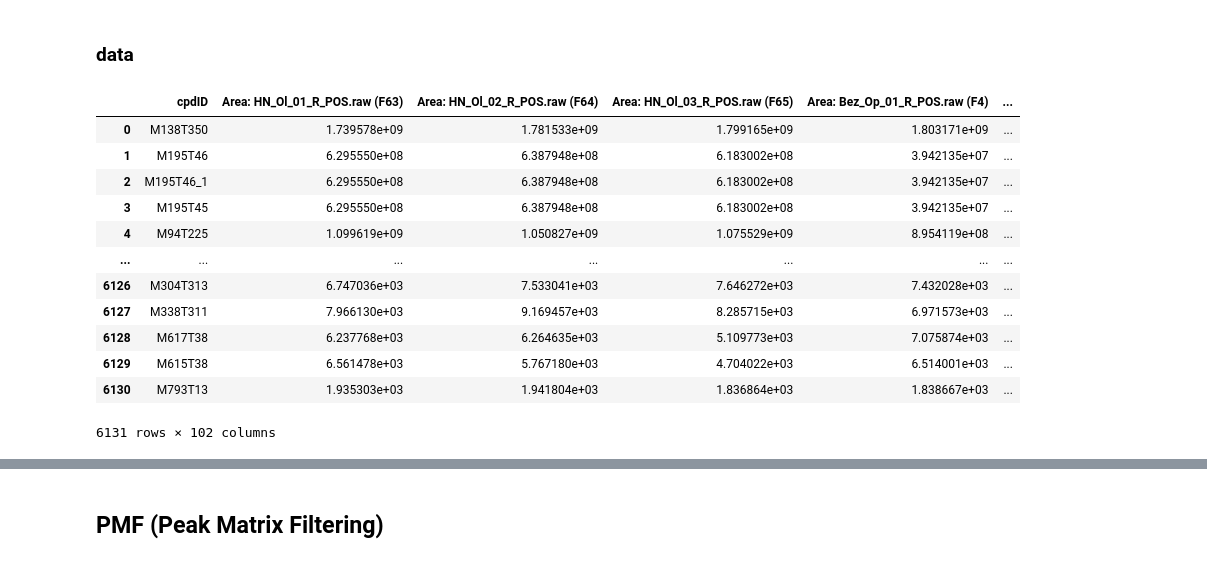
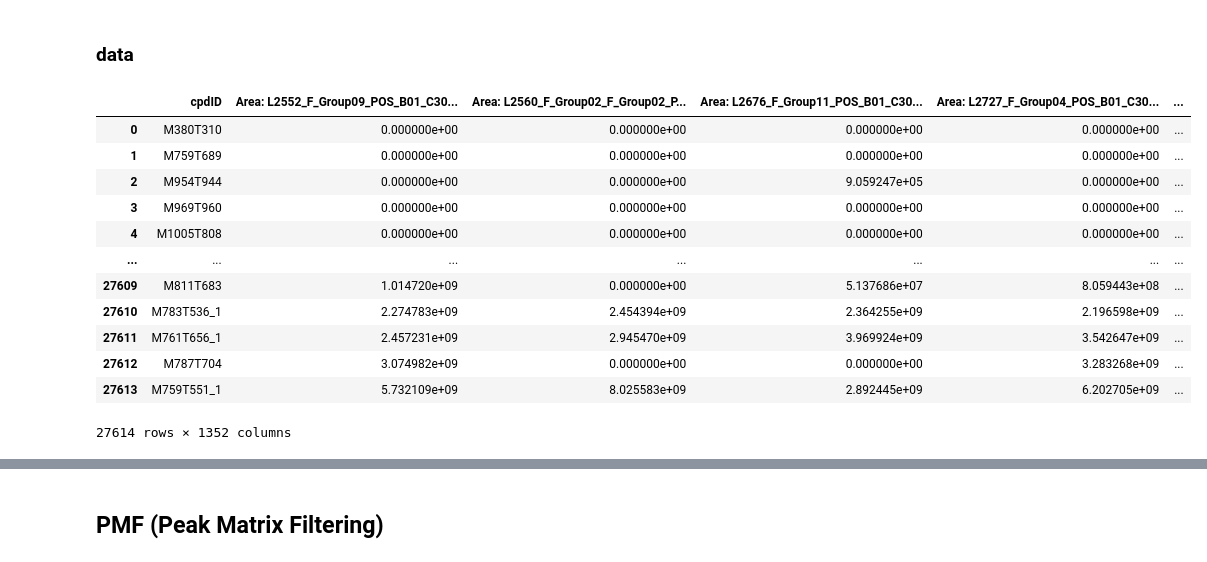
Before and after one commit to Najlaron/PySPRESSO, a Jupyter notebook: PMF-pipeline_version3.ipynb, the cells around one changed output, grey strips where cells are left out. Drawn from its saved outputs; the diff is of its cells as text; code cells hidden in the pictures.

```diff
--- a/PMF-pipeline_version3.ipynb
+++ b/PMF-pipeline_version3.ipynb
@@ -4,15 +4,15 @@
 ## INPUTS and OUTPUTS (SET BY USER)
 # %%
 # INPUTS
-input_file = 'Coffee_Beans_HILIC_POS_RAW_20240105.csv'
-input_batch_info_file = 'Coffee_Beans_HILIC_POS_RAW_20240105_InputFiles.csv'
+input_file = 'ENIGMA_BigStudy_LIPIDS_POS_RAW_20230327_AgeGroups_20231110.csv' #'Coffee_Beans_HILIC_POS_RAW_20240105.csv'
+input_batch_info_file = 'ENIGMA_BigStudy_LIPIDS_POS_RAW_20230327_AgeGroups_20231110_InputFiles.csv'#'Coffee_Beans_HILIC_POS_RAW_20240105_InputFiles.csv'
 
 # OUTPUTS
-output_file_prefix = 'Coffee_Beans_HILIC_POS'
-report_file_name = 'Coffee_Beans_HILIC_POS-report'
+output_file_prefix = 'ENIGMA_BigStudy_LIPIDS' #'Coffee_Beans_HILIC_POS'
+report_file_name = 'ENIGMA_BigStudy_LIPIDS-report.pdf' #'Coffee_Beans_HILIC_POS-report'
 
 # OUTPUT FOLDER
-main_folder = 'Coffee_analysis-POS'
+main_folder = 'ENIGMA_analysis' #'Coffee_analysis-POS'
 # %% [markdown]
 ## Creating folders
 # %%
@@ -151,33 +160,36 @@ variable_metadata
 # %% [markdown]
 ### data
 # %%
-data = data_df[['cpdID']]
-# Select columns with names starting with "Area:"
-area_columns = data_df.filter(regex=r'^Area:', axis=1) #for those starting with Area:, for those including Area anywhere, you can use like='Area:'
-data = data.join(data_df[area_columns.columns])
+def extract_data(data_df, prefix = 'Area:'):
+    data = data_df[['cpdID']]
+    # Select columns with names starting with "Area:"
+    area_columns = data_df.filter(regex=r'^' + prefix, axis=1) #for those starting with Area:, for those including Area anywhere, you can use like='Area:'
+    data = data.join(data_df[area_columns.columns])
 
-# Fill NaN values with zero (NaN values are problem when plotted, and we will treat 0s as missing values later)
-data.fillna(0, inplace=True)  # Replace NaN with 0
+    # Fill NaN values with zero (NaN values are problem when plotted, and we will treat 0s as missing values later)
+    data.fillna(0, inplace=True)  # Replace NaN with 0
 
-#---------------------------------------------
-# REPORTING
-text = 'data matrix was created.'
-report.add_together([('text', text),
-                        'line'])
+    #---------------------------------------------
+    # REPORTING
+    text = 'data matrix was created.'
+    report.add_together([('text', text),
+                            'line'])
+    return data
 
+data = extract_data(data_df)
 data
 # %% [output]
-|  | cpdID | Area: HN_Ol_01_R_POS.raw (F63) | Area: HN_Ol_02_R_POS.raw (F64) | Area: HN_Ol_03_R_POS.raw (F65) | Area: Bez_Op_01_R_POS.raw (F4) | ... |
-| 0 | M138T350 | 1.739578e+09 | 1.781533e+09 | 1.799165e+09 | 1.803171e+09 | ... |
-| 1 | M195T46 | 6.295550e+08 | 6.387948e+08 | 6.183002e+08 | 3.942135e+07 | ... |
-| 2 | M195T46_1 | 6.295550e+08 | 6.387948e+08 | 6.183002e+08 | 3.942135e+07 | ... |
-| 3 | M195T45 | 6.295550e+08 | 6.387948e+08 | 6.183002e+08 | 3.942135e+07 | ... |
-| 4 | M94T225 | 1.099619e+09 | 1.050827e+09 | 1.075529e+09 | 8.954119e+08 | ... |
+|  | cpdID | Area: L2552_F_Group09_POS_B01_C30... | Area: L2560_F_Group02_F_Group02_P... | Area: L2676_F_Group11_POS_B01_C30... | Area: L2727_F_Group04_POS_B01_C30... | ... |
+| 0 | M380T310 | 0.000000e+00 | 0.000000e+00 | 0.000000e+00 | 0.000000e+00 | ... |
+| 1 | M759T689 | 0.000000e+00 | 0.000000e+00 | 0.000000e+00 | 0.000000e+00 | ... |
+| 2 | M954T944 | 0.000000e+00 | 0.000000e+00 | 9.059247e+05 | 0.000000e+00 | ... |
+| 3 | M969T960 | 0.000000e+00 | 0.000000e+00 | 0.000000e+00 | 0.000000e+00 | ... |
+| 4 | M1005T808 | 0.000000e+00 | 0.000000e+00 | 0.000000e+00 | 0.000000e+00 | ... |
 | ... | ... | ... | ... | ... | ... | ... |
-| 6126 | M304T313 | 6.747036e+03 | 7.533041e+03 | 7.646272e+03 | 7.432028e+03 | ... |
-| 6127 | M338T311 | 7.966130e+03 | 9.169457e+03 | 8.285715e+03 | 6.971573e+03 | ... |
-| 6128 | M617T38 | 6.237768e+03 | 6.264635e+03 | 5.109773e+03 | 7.075874e+03 | ... |
-| 6129 | M615T38 | 6.561478e+03 | 5.767180e+03 | 4.704022e+03 | 6.514001e+03 | ... |
-| 6130 | M793T13 | 1.935303e+03 | 1.941804e+03 | 1.836864e+03 | 1.838667e+03 | ... |
+| 27609 | M811T683 | 1.014720e+09 | 0.000000e+00 | 5.137686e+07 | 8.059443e+08 | ... |
+| 27610 | M783T536_1 | 2.274783e+09 | 2.454394e+09 | 2.364255e+09 | 2.196598e+09 | ... |
+| 27611 | M761T656_1 | 2.457231e+09 | 2.945470e+09 | 3.969924e+09 | 3.542647e+09 | ... |
+| 27612 | M787T704 | 3.074982e+09 | 0.000000e+00 | 0.000000e+00 | 3.283268e+09 | ... |
+| 27613 | M759T551_1 | 5.732109e+09 | 8.025583e+09 | 2.892445e+09 | 6.202705e+09 | ... |
-6131 rows × 102 columns
+27614 rows × 1352 columns
 # %%
```
Also changed, not shown: parts of 31 cells of this notebook.
